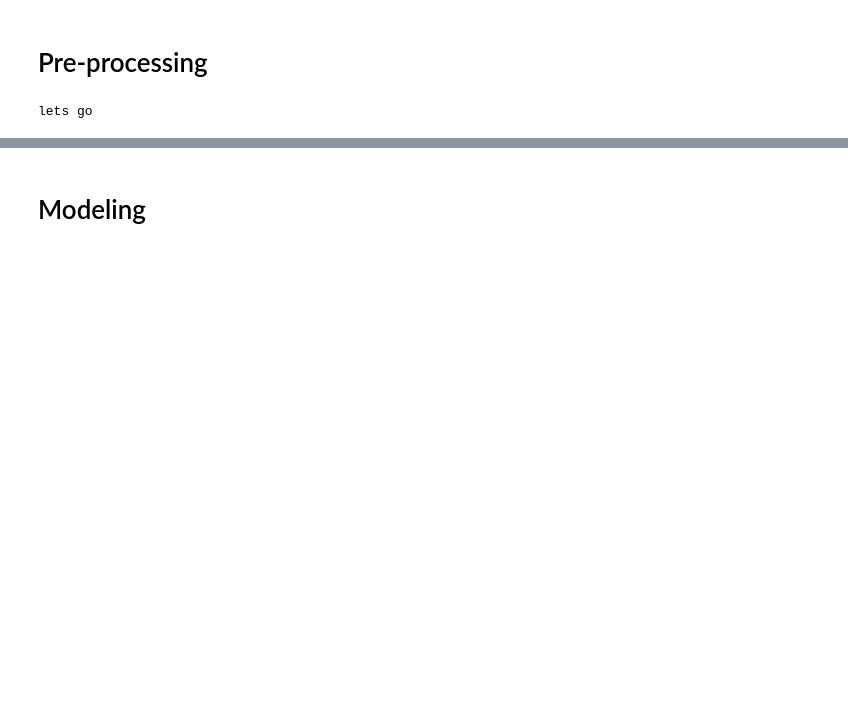
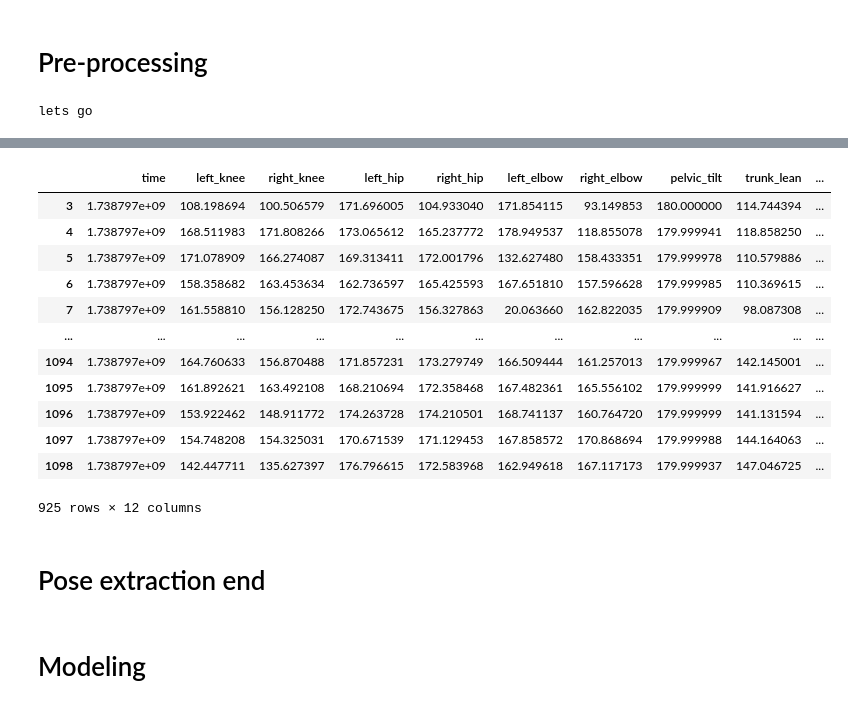
Before and after one commit to DavidN0809/AI-Assisted-Gait-Restoration-for-Disabled-Individuals, a Jupyter notebook: data_processing/new_preprocessing.ipynb, the cells around one changed output, grey strips where cells are left out. Cells and saved outputs as stored; diff of their text form; code cells hidden in the pictures; blank space fills up the shorter version.

```diff
--- a/data_processing/new_preprocessing.ipynb
+++ b/data_processing/new_preprocessing.ipynb
@@ -201,3 +536,23 @@ df = apply_notch(df, emg_columns)
+# %%
+angles_df = angles_df[(angles_df != 0).all(axis=1)]
+# %%
+angles_df
+# %% [output]
+|  | time | left_knee | right_knee | left_hip | right_hip | left_elbow | right_elbow | pelvic_tilt | trunk_lean | ... |
+| 3 | 1.738797e+09 | 108.198694 | 100.506579 | 171.696005 | 104.933040 | 171.854115 | 93.149853 | 180.000000 | 114.744394 | ... |
+| 4 | 1.738797e+09 | 168.511983 | 171.808266 | 173.065612 | 165.237772 | 178.949537 | 118.855078 | 179.999941 | 118.858250 | ... |
+| 5 | 1.738797e+09 | 171.078909 | 166.274087 | 169.313411 | 172.001796 | 132.627480 | 158.433351 | 179.999978 | 110.579886 | ... |
+| 6 | 1.738797e+09 | 158.358682 | 163.453634 | 162.736597 | 165.425593 | 167.651810 | 157.596628 | 179.999985 | 110.369615 | ... |
+| 7 | 1.738797e+09 | 161.558810 | 156.128250 | 172.743675 | 156.327863 | 20.063660 | 162.822035 | 179.999909 | 98.087308 | ... |
+| ... | ... | ... | ... | ... | ... | ... | ... | ... | ... | ... |
+| 1094 | 1.738797e+09 | 164.760633 | 156.870488 | 171.857231 | 173.279749 | 166.509444 | 161.257013 | 179.999967 | 142.145001 | ... |
+| 1095 | 1.738797e+09 | 161.892621 | 163.492108 | 168.210694 | 172.358468 | 167.482361 | 165.556102 | 179.999999 | 141.916627 | ... |
+| 1096 | 1.738797e+09 | 153.922462 | 148.911772 | 174.263728 | 174.210501 | 168.741137 | 160.764720 | 179.999999 | 141.131594 | ... |
+| 1097 | 1.738797e+09 | 154.748208 | 154.325031 | 170.671539 | 171.129453 | 167.858572 | 170.868694 | 179.999988 | 144.164063 | ... |
+| 1098 | 1.738797e+09 | 142.447711 | 135.627397 | 176.796615 | 172.583968 | 162.949618 | 167.117173 | 179.999937 | 147.046725 | ... |
+925 rows × 12 columns
+# %% [markdown]
+# Pose extraction end
 # %% [markdown]
 # Modeling
 # %%
```
Also changed, not shown: parts of 22 cells of this notebook.
